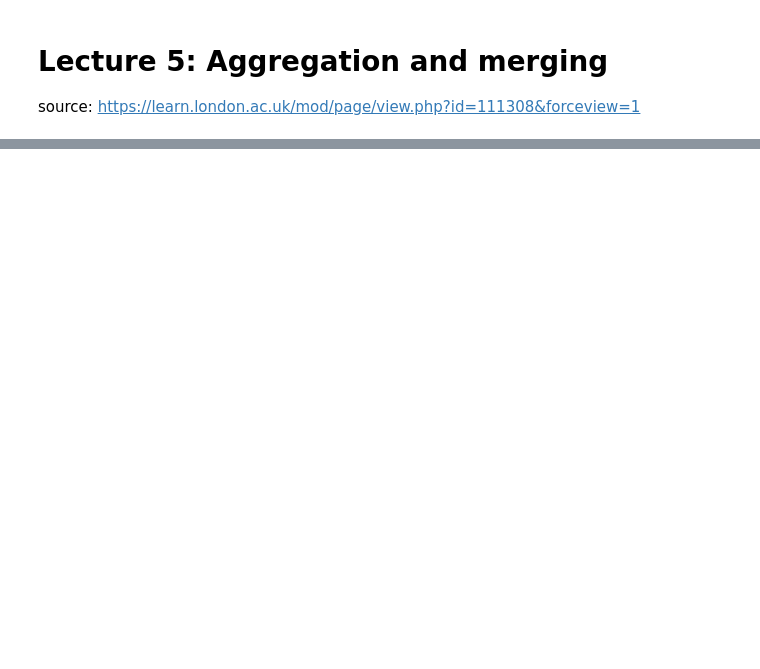
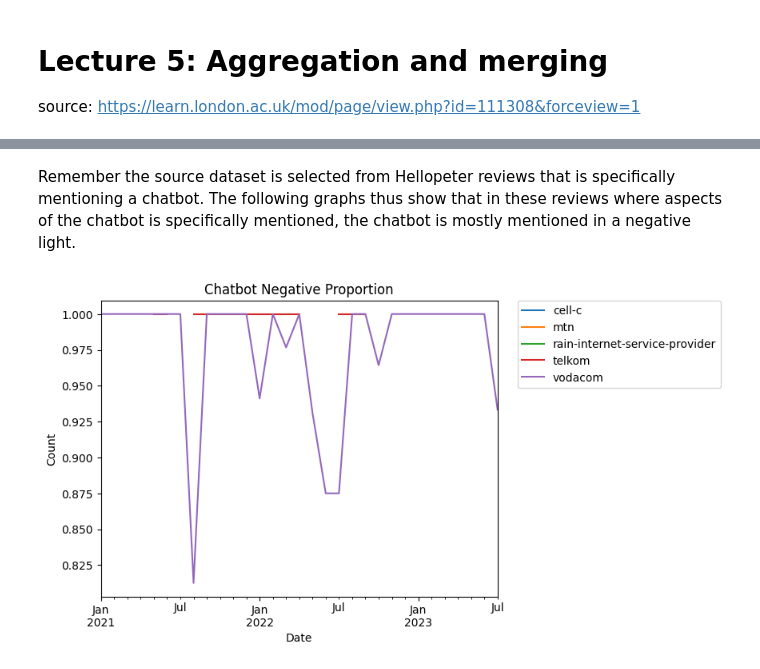
Before and after one commit to JohnnyFoulds/dsm050-2023-apr, a Jupyter notebook: notebooks/03_coursework/03-04_time_series.ipynb, the cells around one changed output, grey strips where cells are left out. Cells and saved outputs as stored; diff of their text form; code cells hidden in the pictures; blank space fills up the shorter version.

```diff
--- a/notebooks/03_coursework/03-04_time_series.ipynb
+++ b/notebooks/03_coursework/03-04_time_series.ipynb
@@ -1016,0 +1054,22 @@ source: https://learn.london.ac.uk/mod/page/view.php?id=111308&forceview=1
+# %% [markdown]
+Remember the source dataset is selected from Hellopeter reviews that is specifically mentioning a chatbot. The following graphs thus show that in these reviews where aspects of the chatbot is specifically mentioned, the chatbot is mostly mentioned in a negative light.
+# %%
+ax = df_hp_monthly \
+    .assign(total=lambda x: x[['Negative', 'Neutral', 'Mixed', 'Positive']].sum(axis=1)) \
+    [['Negative', 'total']] \
+    .xs('Chatbots', level='entity') \
+    .groupby(['created_at', 'business_slug']) \
+    .sum() \
+    .assign(negative_proportion=lambda x: x['Negative'] / x['total']) \
+    ['negative_proportion'] \
+    .unstack() \
+    .plot()
+
+ax.set_title('Chatbot Negative Proportion')
+ax.set_xlabel('Date')
+ax.set_ylabel('Count')
+
+plt.legend(bbox_to_anchor=(1.05, 1), loc=2, borderaxespad=0.)
+plt.show()
+# %% [output]
+[figure, added]
```
Also changed, not shown: parts of 3 cells of this notebook.
